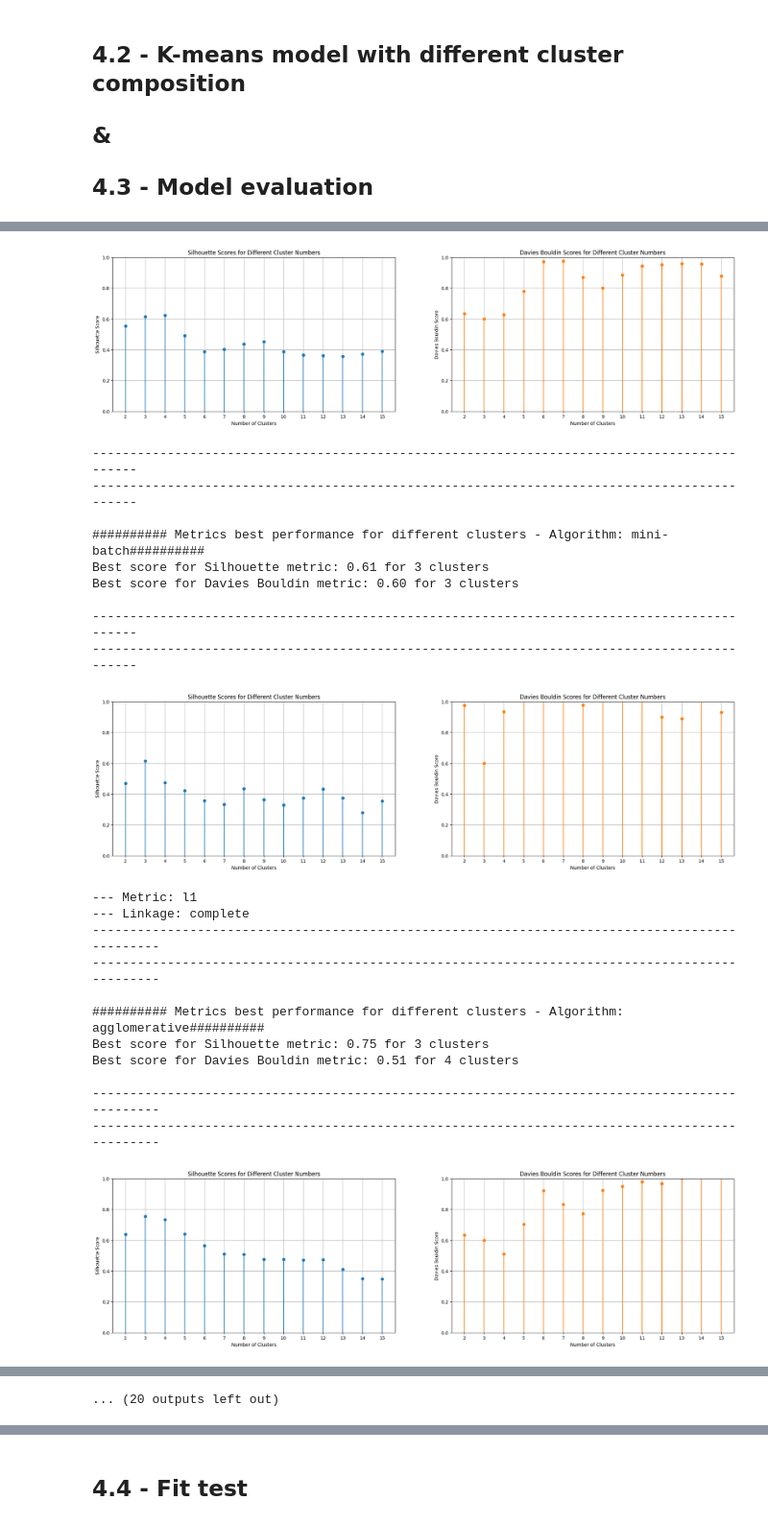
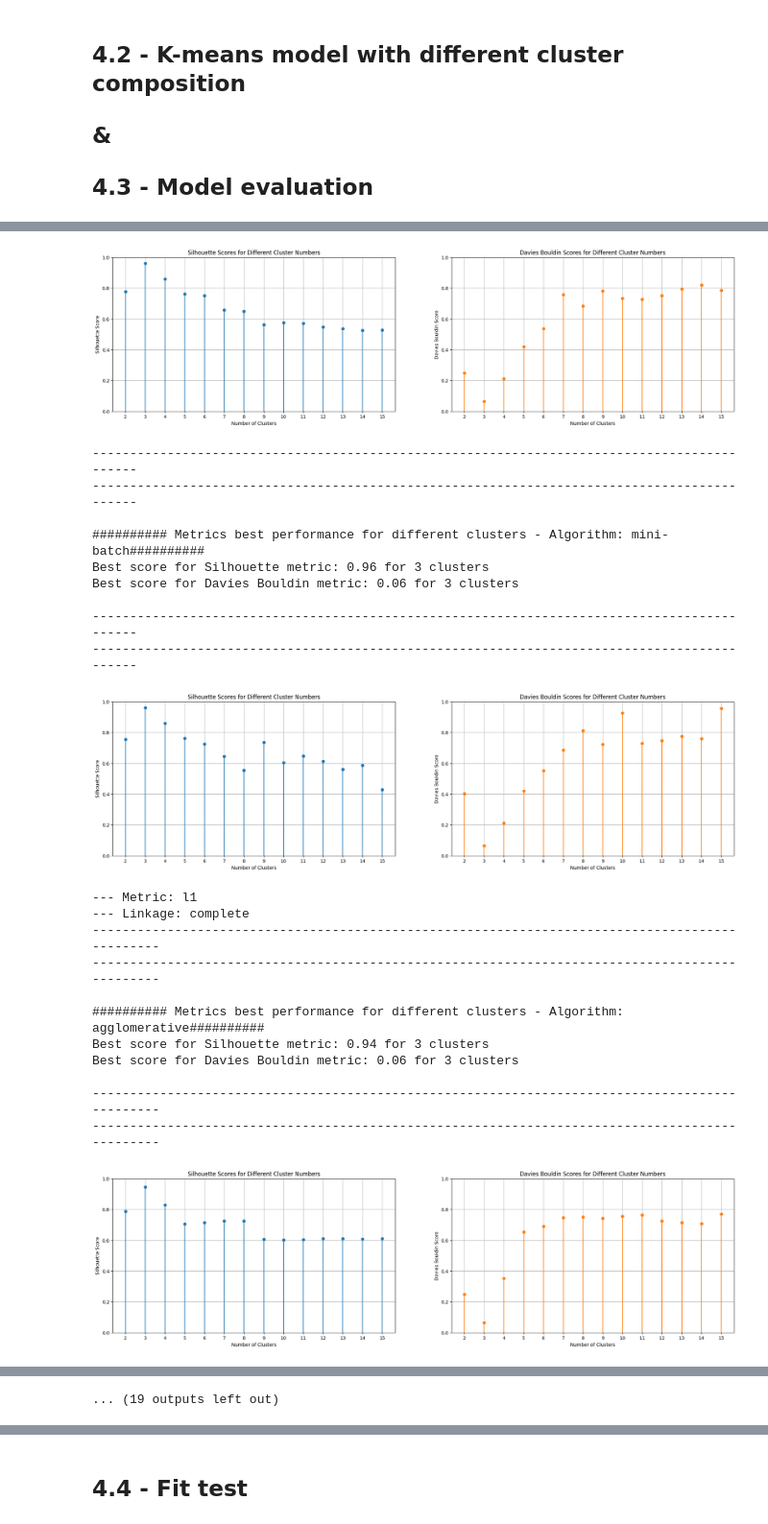
Before and after one commit to douglasmmachado/MedicineConsumption, a Jupyter notebook: notebooks/causal_method/unified_approach/4_Clustering.ipynb, the cells around one changed output, grey strips where cells are left out. Shown at 96% size. Cells and saved outputs as stored; diff of their text form; code cells hidden in the pictures.

```diff
--- a/notebooks/causal_method/unified_approach/4_Clustering.ipynb
+++ b/notebooks/causal_method/unified_approach/4_Clustering.ipynb
@@ -41,6 +41,9 @@ for i, curr_df in enumerate([df]):
     numerical_columns = ['HOSPI_CODE_UCD']
     curr_df[numerical_columns] = curr_df[numerical_columns].astype('string')
 
+df['DATE'] = pd.to_datetime(df['DATE'],
+              format='%Y-%m')  # Changed the type of date too
+
 medicines = ['3400892088310','3400892075761','3400892203645',
              '3400892065366','3400892052120','3400891996128',
              '3400893826706','3400893736135','3400893875490',
@@ -148,5 +151,5 @@ visualize_distribution(df[numerical_features], data_type='numerical', n_cols=3)
 ## 4.1 - Train, Test split
 # %%
 features = ['HOSPI_CODE_UCD','LIT_HC', 'LIT_HP', 'N_ETB', 'N_UFS',
-       'PN_MEDICAL', 'POPULATION', 'P_MEDICAL', 'QUANTITY', 'QUANTITY_MA',
+       'PN_MEDICAL', 'POPULATION', 'P_MEDICAL', 'QUANTITY', 'QUANTITY_MA', 'TREND', 'RESID', 'SEASONAL',
        'SEJ_HAD', 'SEJ_MCO', 'SEJ_PSY', 'SEJ_SLD', 'SEJ_SSR']
@@ -153,5 +172,5 @@ features = ['HOSPI_CODE_UCD','LIT_HC', 'LIT_HP', 'N_ETB', 'N_UFS',
 # %%
-X = df[features].copy().drop(["HOSPI_CODE_UCD"],axis=1).values
-X_scaled = StandardScaler().fit_transform(X)
+X = df[df['HOSPI_CODE_UCD']!= '3400891996128'][features].copy().drop(["HOSPI_CODE_UCD"],axis=1).values
+#X_scaled = StandardScaler().fit_transform(X)
 # %%
 X_pca = df_pca.copy().values
@@ -380,18 +399,18 @@ for algorithm in ['k-means', 'mini-batch', 'agglomerative', 'dbscan']:
     for linkage in ['complete', 'average', 'single']:
       for metric in ['l1', 'l2', 'manhattan','cosine']:
         for n_clusters in clusters:
-          s_scores[n_clusters-2], dbs_scores[n_clusters-2] =  evaluate_clustering(X_scaled, n_clusters, algorithm = algorithm, metric = metric, linkage = linkage)
+          s_scores[n_clusters-2], dbs_scores[n_clusters-2] =  evaluate_clustering(X, n_clusters, algorithm = algorithm, metric = metric, linkage = linkage)
         print(f'--- Metric: {metric}')
         print(f'--- Linkage: {linkage}')
         visualize_clustering_metrics(min_clusters, max_clusters, s_scores, dbs_scores, algorithm)
     print('--- Metric: Euclidean')
     print('--- Linkage: Ward')
-    s_scores[n_clusters-2], dbs_scores[n_clusters-2] =  evaluate_clustering(X_scaled, n_clusters, algorithm = algorithm, metric = 'euclidean', linkage = 'ward')
+    s_scores[n_clusters-2], dbs_scores[n_clusters-2] =  evaluate_clustering(X, n_clusters, algorithm = algorithm, metric = 'euclidean', linkage = 'ward')
     visualize_clustering_metrics(min_clusters, max_clusters, s_scores, dbs_scores, algorithm)
 
   else:
     for n_clusters in clusters:
-      s_scores[n_clusters-2], dbs_scores[n_clusters-2] =  evaluate_clustering(X_scaled, n_clusters, algorithm = algorithm)
+      s_scores[n_clusters-2], dbs_scores[n_clusters-2] =  evaluate_clustering(X, n_clusters, algorithm = algorithm)
     visualize_clustering_metrics(min_clusters, max_clusters, s_scores, dbs_scores, algorithm)
 # %% [output]
 -----------------------------------------------------------------------------------------
@@ -403,29 +422,29 @@ Best score for Davies Bouldin metric: 0.60 for 3 clusters
 
 -----------------------------------------------------------------------------------------
 -----------------------------------------------------------------------------------------
-[figure, old version]
+[figure, new version]
 --------------------------------------------------------------------------------------------
 --------------------------------------------------------------------------------------------
 
 ########## Metrics best performance for different clusters - Algorithm: mini-batch##########
-Best score for Silhouette metric: 0.61 for 3 clusters
-Best score for Davies Bouldin metric: 0.60 for 3 clusters
+Best score for Silhouette metric: 0.96 for 3 clusters
+Best score for Davies Bouldin metric: 0.06 for 3 clusters
 
 --------------------------------------------------------------------------------------------
 --------------------------------------------------------------------------------------------
-[figure, old version]
+[figure, new version]
 --- Metric: l1
 --- Linkage: complete
 -----------------------------------------------------------------------------------------------
 -----------------------------------------------------------------------------------------------
 
 ########## Metrics best performance for different clusters - Algorithm: agglomerative##########
-Best score for Silhouette metric: 0.75 for 3 clusters
-Best score for Davies Bouldin metric: 0.51 for 4 clusters
+Best score for Silhouette metric: 0.94 for 3 clusters
+Best score for Davies Bouldin metric: 0.06 for 3 clusters
 
 -----------------------------------------------------------------------------------------------
 -----------------------------------------------------------------------------------------------
-[figure, old version]
+[figure, new version]
 --- Metric: l2
 --- Linkage: complete
 -----------------------------------------------------------------------------------------------
@@ -465,4 +484,4 @@ Best score for Davies Bouldin metric: 0.60 for 3 clusters
-... (20 outputs left out)
+... (19 outputs left out)
 # %%
 min_clusters = 2
 max_clusters = 15
```
Also changed, not shown: parts of 12 cells of this notebook.
